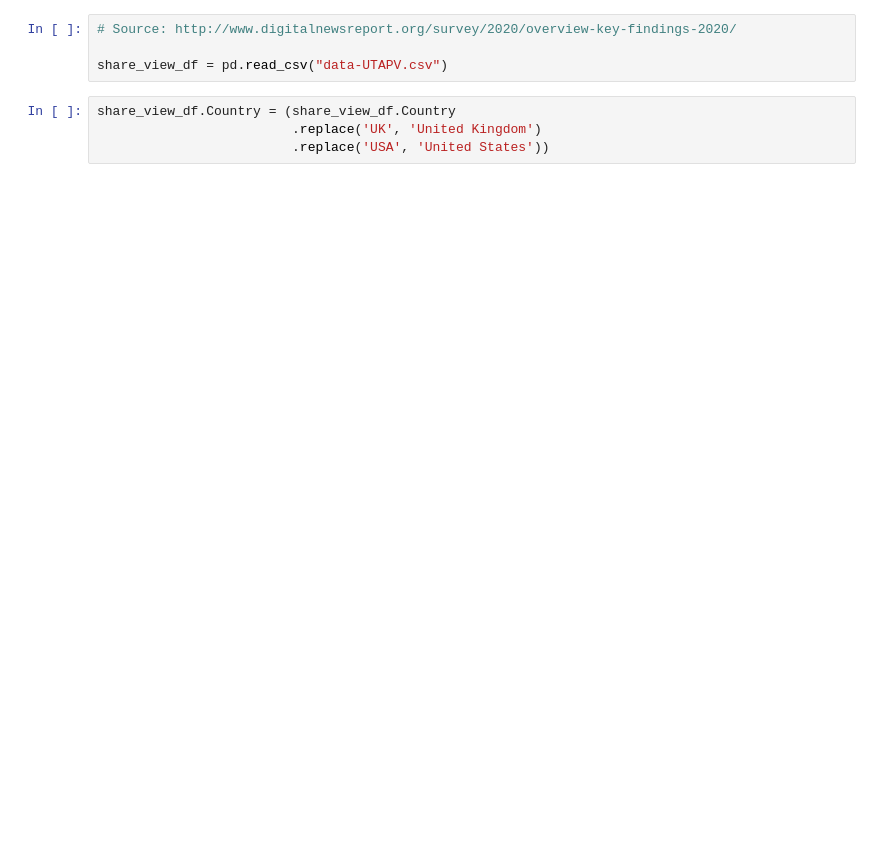
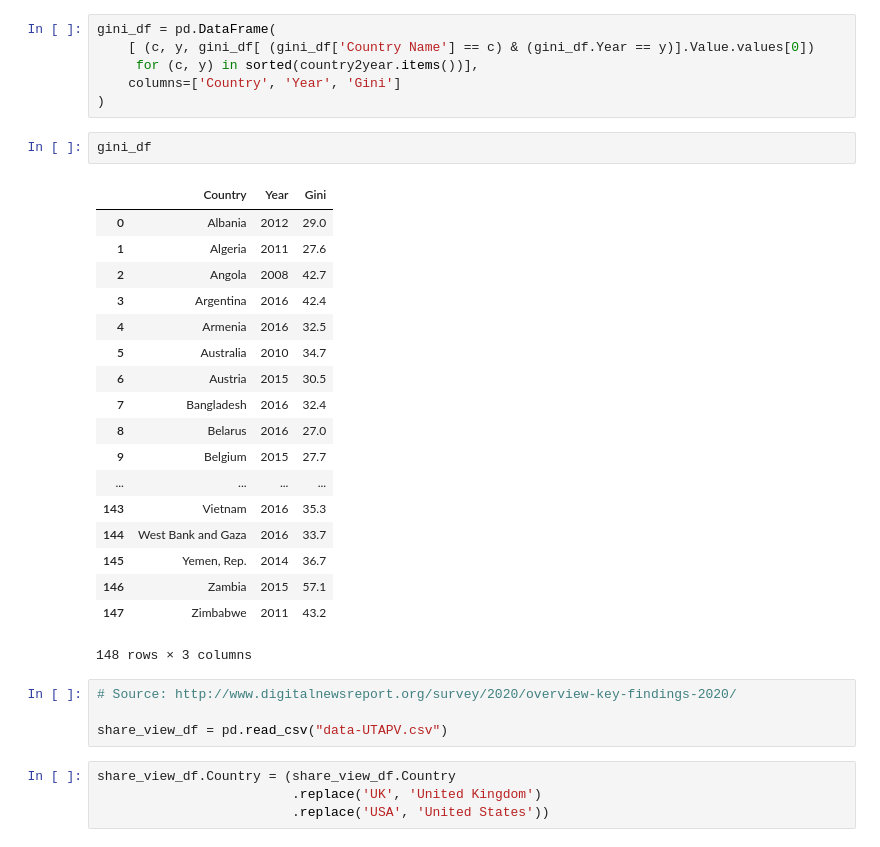
Before and after one commit to corradomonti/share-your-view, a Jupyter notebook: analysis.ipynb, the cells around one changed output. Saved outputs shown, nothing was run; the diff lists cells and outputs as text; blank space fills up the shorter version.

```diff
--- a/analysis.ipynb
+++ b/analysis.ipynb
@@ -20,3 +18,30 @@ gini_df.Gini = gini_df.Gini.astype(np.float)
+# %%
+gini_df = pd.DataFrame(
+    [ (c, y, gini_df[ (gini_df['Country Name'] == c) & (gini_df.Year == y)].Value.values[0])
+     for (c, y) in sorted(country2year.items())],
+    columns=['Country', 'Year', 'Gini']
+)
+# %%
+gini_df
+# %% [output]
+|  | Country | Year | Gini |
+| 0 | Albania | 2012 | 29.0 |
+| 1 | Algeria | 2011 | 27.6 |
+| 2 | Angola | 2008 | 42.7 |
+| 3 | Argentina | 2016 | 42.4 |
+| 4 | Armenia | 2016 | 32.5 |
+| 5 | Australia | 2010 | 34.7 |
+| 6 | Austria | 2015 | 30.5 |
+| 7 | Bangladesh | 2016 | 32.4 |
+| 8 | Belarus | 2016 | 27.0 |
+| 9 | Belgium | 2015 | 27.7 |
+| ... | ... | ... | ... |
+| 143 | Vietnam | 2016 | 35.3 |
+| 144 | West Bank and Gaza | 2016 | 33.7 |
+| 145 | Yemen, Rep. | 2014 | 36.7 |
+| 146 | Zambia | 2015 | 57.1 |
+| 147 | Zimbabwe | 2011 | 43.2 |
+148 rows × 3 columns
 # %%
 # Source: http://www.digitalnewsreport.org/survey/2020/overview-key-findings-2020/
 
```
Also changed, not shown: parts of 6 cells of this notebook, 4 other files.
